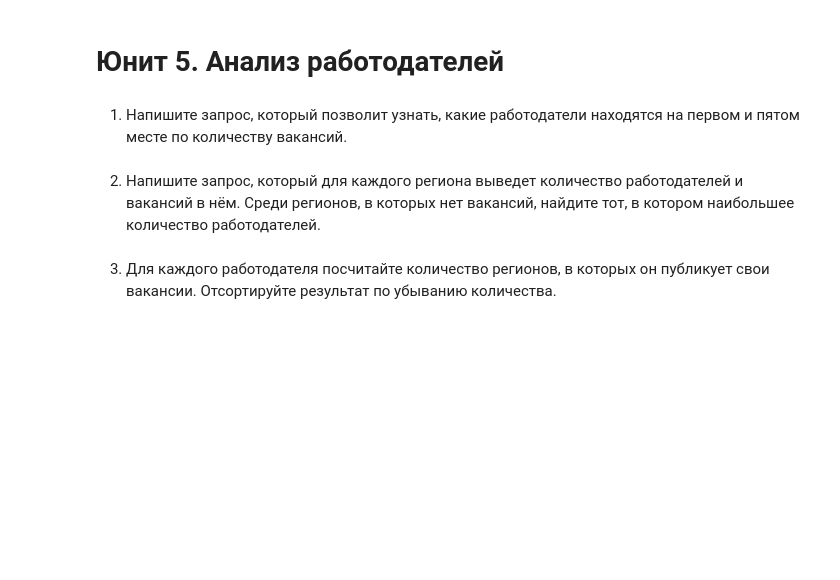
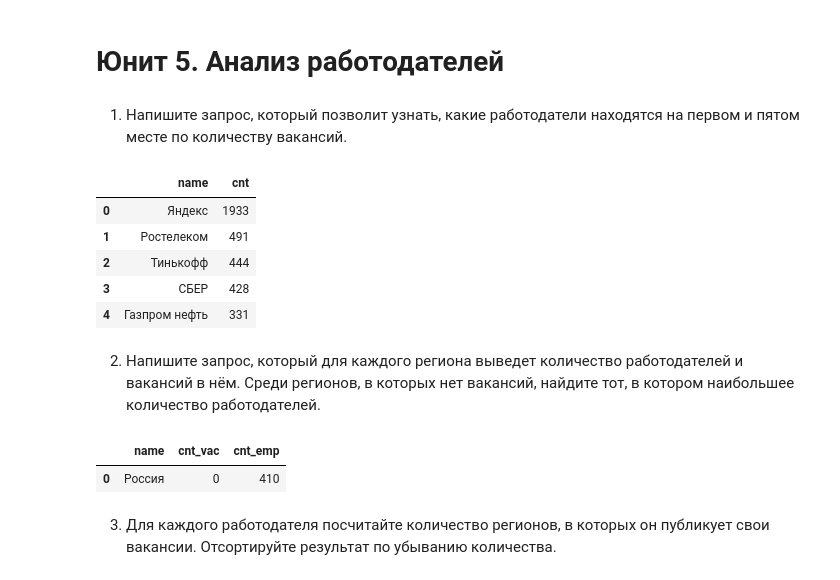
Before and after one commit to Wladeemer/SF_DSPR-107-PROJECT-2-Analyzing_Data_HH_SQL, a Jupyter notebook: HeadHunter Data Analysis-SQL.ipynb, the cells around one changed output. Drawn from its saved outputs; the diff is of its cells as text; code cells hidden in the pictures; blank space fills up the shorter version.

```diff
--- a/HeadHunter Data Analysis-SQL.ipynb
+++ b/HeadHunter Data Analysis-SQL.ipynb
@@ -88,8 +216,25 @@ query = f'''select count(id)
 1. Напишите запрос, который позволит узнать, какие работодатели находятся на первом и пятом месте по количеству вакансий.
 # %%
 # текст запроса
+query = f'''
+        select e.name, count(v.id) as cnt
+        from VACANCIES as v
+        left join employers as e on e.id=v.employer_id
+        group by e.name
+        order by 2 desc
+        limit 5
+        '''
 # %%
 # результат запроса
+df = pd.read_sql_query(query, connection)
+display(df)
+# %% [output]
+|  | name | cnt |
+| 0 | Яндекс | 1933 |
+| 1 | Ростелеком | 491 |
+| 2 | Тинькофф | 444 |
+| 3 | СБЕР | 428 |
+| 4 | Газпром нефть | 331 |
 # %% [markdown]
 2. Напишите запрос, который для каждого региона выведет количество работодателей и вакансий в нём.
 Среди регионов, в которых нет вакансий, найдите тот, в котором наибольшее количество работодателей.
@@ -98,5 +253,10 @@ query = f'''select count(id)
 # %%
 # результат запроса
+df = pd.read_sql_query(query, connection)
+display(df)
+# %% [output]
+|  | name | cnt_vac | cnt_emp |
+| 0 | Россия | 0 | 410 |
 # %% [markdown]
 3. Для каждого работодателя посчитайте количество регионов, в которых он публикует свои вакансии. Отсортируйте результат по убыванию количества.
 # %%
```
Also changed, not shown: parts of 42 cells of this notebook.
